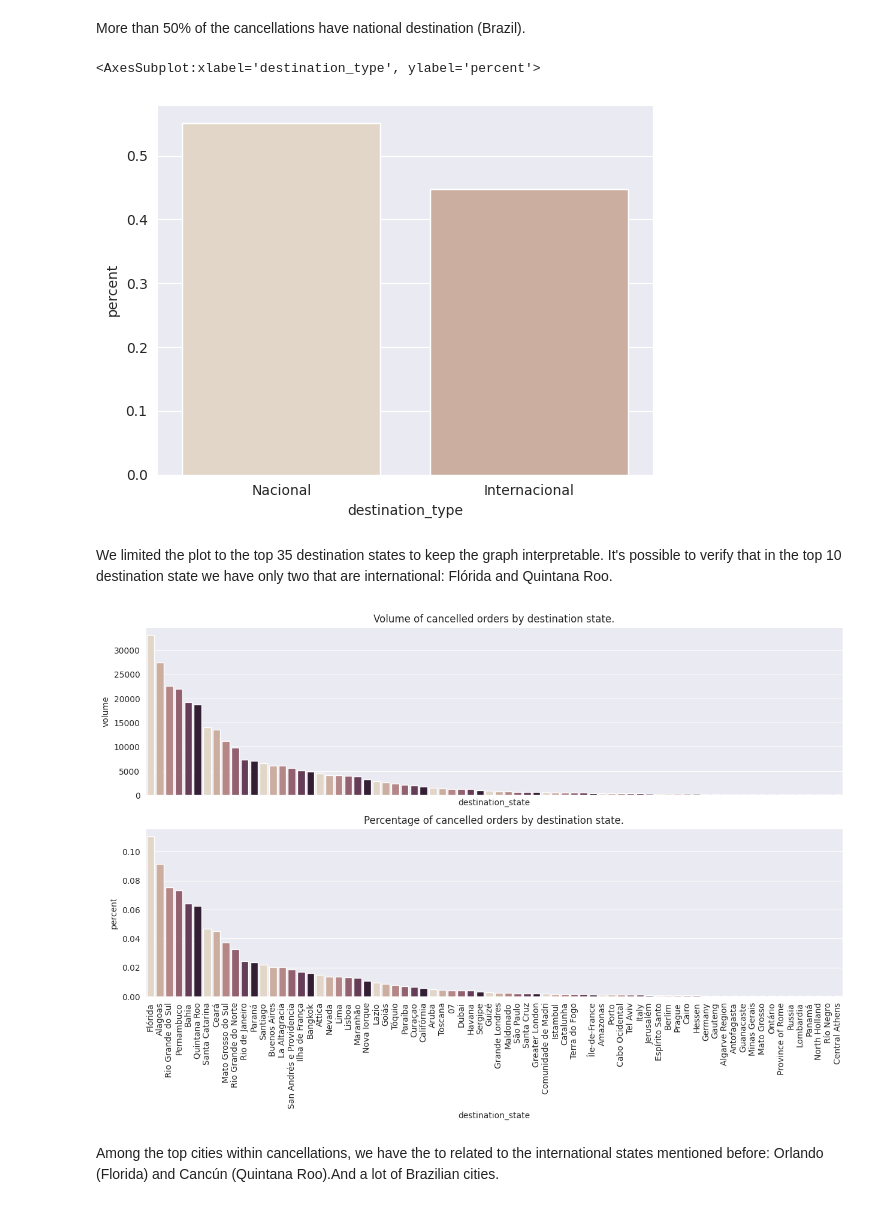
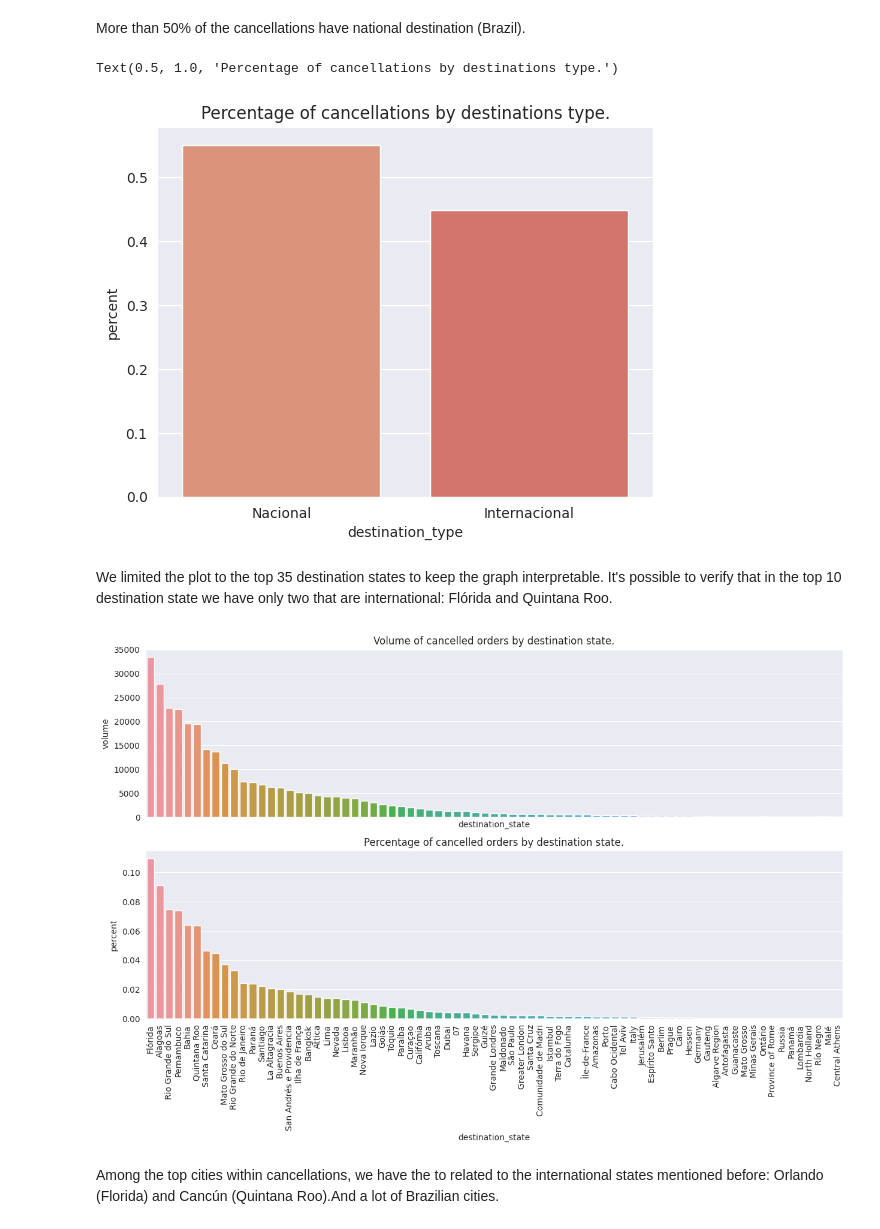
Before and after one commit to tamiriscrepalde/survival-analysis, a Jupyter notebook: notebooks/exploratory_data_analysis/exploratory_data_analysis.ipynb, the cells around one changed output. Saved outputs shown, nothing was run; the diff lists cells and outputs as text; code cells hidden in the pictures.

```diff
--- a/notebooks/exploratory_data_analysis/exploratory_data_analysis.ipynb
+++ b/notebooks/exploratory_data_analysis/exploratory_data_analysis.ipynb
@@ -207,6 +209,6 @@ df['qty_dailies'] = df['qty_dailies'].astype(int)
 Let's start analyzing the data taking a look into the categorical data.
 # %%
 sns.set_style('darkgrid')
-sns.set_palette(sns.color_palette())
+sns.set_palette(sns.color_palette("flare"))
 # %%
 categorical_features = df.select_dtypes(include=['object_']).columns
@@ -258,8 +266,8 @@ More than 50% of the cancellations have national destination (Brazil).
 sns.barplot(destination_type, x='destination_type', y='percent')
 plt.title('Percentage of cancellations by destinations type.')
 # %% [output]
-<AxesSubplot:xlabel='destination_type', ylabel='percent'>
+Text(0.5, 1.0, 'Percentage of cancellations by destinations type.')
-[figure, old version]
+[figure, new version]
 # %%
 destination_state = df.groupby('destination_state').count().order_date.reset_index()
 destination_state = destination_state.rename(columns={'order_date': 'volume'}).sort_values('volume', ascending=False)
@@ -269,14 +277,14 @@ We limited the plot to the top 35 destination states to keep the graph interpret
 # %%
 fig, ax = plt.subplots(2, sharex=True, figsize=(15,8))
 
-sns.barplot(destination_state.loc[:35], x='destination_state', y='volume', ax=ax[0] , palette=sns.color_palette());
-sns.barplot(destination_state.loc[:35], x='destination_state', y='percent', ax=ax[1], palette=sns.color_palette());
+sns.barplot(destination_state.loc[:35], x='destination_state', y='volume', ax=ax[0] ) #, palette=sns.color_palette());
+sns.barplot(destination_state.loc[:35], x='destination_state', y='percent', ax=ax[1]) #, palette=sns.color_palette());
 
 plt.xticks(rotation=90);
 ax[0].set_title('Volume of cancelled orders by destination state.');
 ax[1].set_title('Percentage of cancelled orders by destination state.');
 # %% [output]
-[figure, old version]
+[figure, new version]
 # %%
 destination_city = df.groupby('destination_city').count().order_date.reset_index()
 destination_city = destination_city.rename(columns={'order_date': 'volume'}).sort_values('volume', ascending=False)
```
Also changed, not shown: parts of 31 cells of this notebook.
